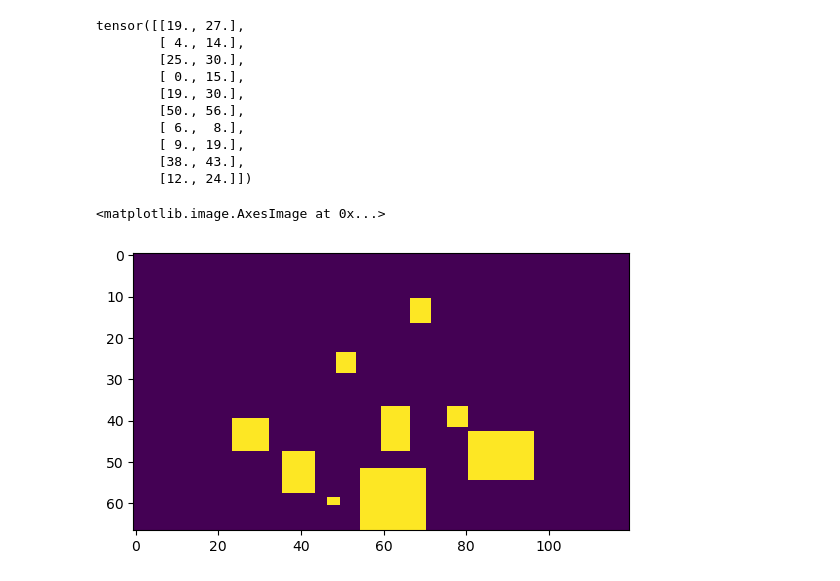
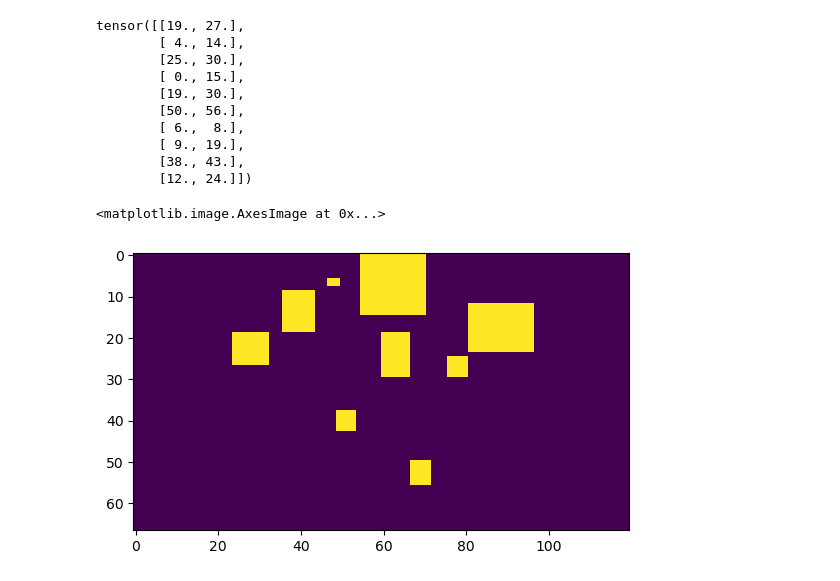
Before and after one commit to myasincifci/gaussian-splatting, a Jupyter notebook: notebooks/rendering_final.ipynb, the cells around one changed output. Cells and saved outputs as stored; diff of their text form; code cells hidden in the pictures.

```diff
--- a/notebooks/rendering_final.ipynb
+++ b/notebooks/rendering_final.ipynb
@@ -192,3 +168,5 @@ rot_box = (rot @ (box - box_mean).permute((0,2,1))).permute((0,2,1)) + box_mean
+# %%
+rot_box = get_bounding_boxes(mu_, cov_)
 # %%
 fig, (ax1, ax2) = plt.subplots(1, 2)
 ax1.matshow(out_img)
@@ -240,7 +218,7 @@ for g in minmax.to(torch.long):
 
     mask[y_min:y_max, x_min:x_max] |= 1
 # %%
-plt.imshow(mask.flip(dims=[0]))
+plt.imshow(mask)
 # %% [output]
 <matplotlib.image.AxesImage at 0x...>
-[figure, old version]
+[figure, new version]
```
Also changed, not shown: parts of 14 cells of this notebook, 1 other file.
